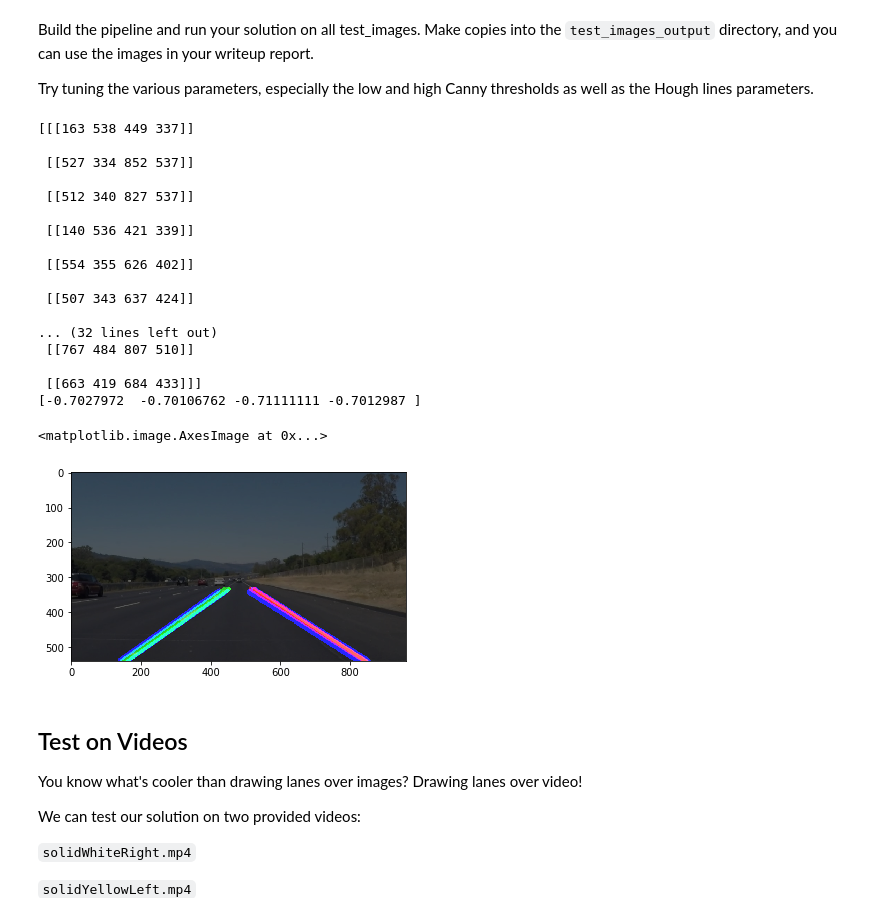
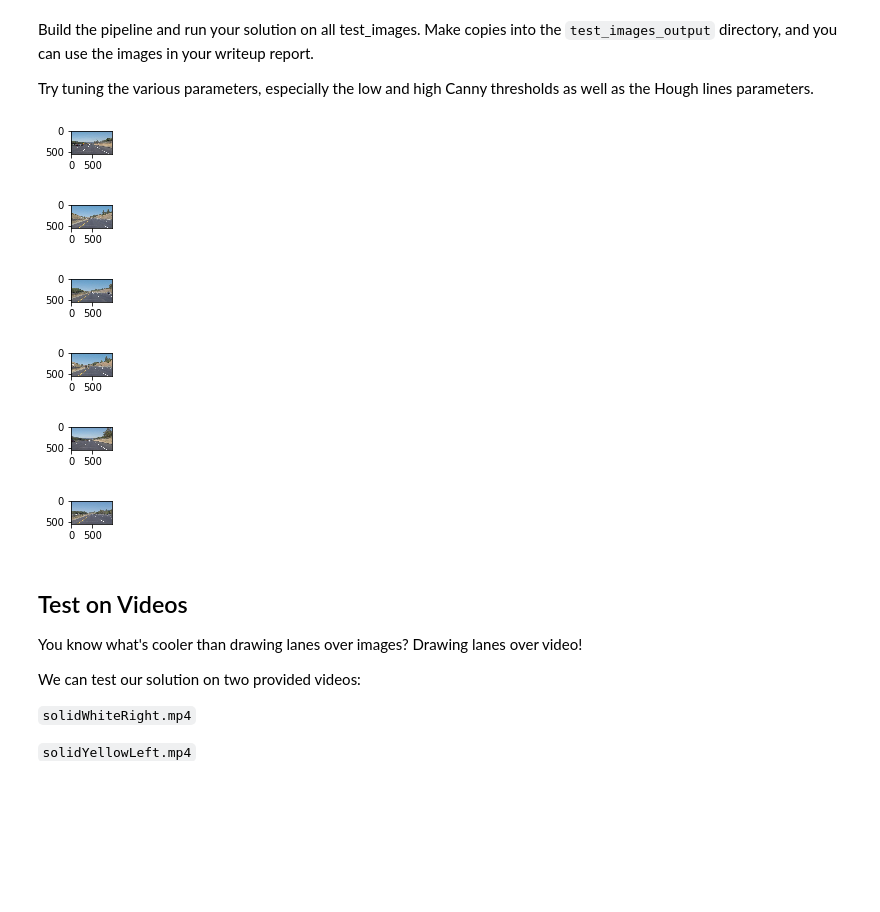
Before and after one commit to jhuarte/CarND-Lane-Lines-P1, a Jupyter notebook: P1.ipynb, the cells around one changed output. Cells and saved outputs as stored; diff of their text form; code cells hidden in the pictures; blank space fills up the shorter version.

```diff
--- a/P1.ipynb
+++ b/P1.ipynb
@@ -140,20 +140,18 @@ def draw_lines(img, lines, color=[255, 0, 0], thickness=10):
     If you want to make the lines semi-transparent, think about combining
     this function with the weighted_img() function below
     """
-    for line in lines:
+    """for line in lines:
         for x1,y1,x2,y2 in line:
             cv2.line(img, (x1, y1), (x2, y2), [0, 0, 255], thickness)
-
+    """
     slopes = (lines[:,0,3]-lines[:,0,1])/(lines[:,0,2]-lines[:,0,0])
     intercept = lines[:,0,1]-slopes*lines[:,0,0]
     # left lines
-    lslopes = np.median(slopes[np.logical_and(np.isfinite(slopes), slopes<0)])
-    lintercept = np.median(intercept[np.logical_and(np.isfinite(slopes), slopes<0)])
-    print(lines)
-    print(slopes[np.logical_and(np.isfinite(slopes), slopes<0)])
+    lslopes = np.average(slopes[np.logical_and(np.isfinite(slopes), slopes<0 )])
+    lintercept = np.average(intercept[np.logical_and(np.isfinite(slopes), slopes<0 )])
     # right lines
-    rslopes = np.median(slopes[np.logical_and(np.isfinite(slopes), slopes>0)])
-    rintercept = np.median(intercept[np.logical_and(np.isfinite(slopes), slopes>0)])
+    rslopes = np.average(slopes[np.logical_and(np.isfinite(slopes), slopes>0)])
+    rintercept = np.average(intercept[np.logical_and(np.isfinite(slopes), slopes>0)])
 
     x1 = int((image.shape[0]*param['y2'] - lintercept)/lslopes)
     y1 = int(image.shape[0]*param['y2'])
@@ -234,58 +232,46 @@ param = {
     "y2":0.62,
     "x3":0.58,
     "y3":0.62,
     "x4":1,
     "y4":1,
 }
 
 def lane_line_detection(frame):
     """
     Lane line detection on a single image(frame)
         1. Applies the Grayscale transform
         2. Applies a Gaussian Noise kernel
         3. Applies the Canny transform
         4. Applies an image mask
         5. Applies hough transform and draw lines
     """
     gray_img = grayscale(frame) # Applies the Grayscale transform
     blur_img = gaussian_blur(gray_img, param["blur_kernel"]) # Applies a Gaussian Noise kernel
     edges_img = canny(blur_img,param["canny_low_thr"],param["canny_high_thr"]) #Applies the Canny transform
     masked_img = region_of_interest(edges_img,np.array([[(frame.shape[1]*param["x1"],frame.shape[0]*param["y1"]),\
                                                          (frame.shape[1]*param["x2"],frame.shape[0]*param["y2"]),\
                                                          (frame.shape[1]*param["x3"],frame.shape[0]*param["y3"]),\
                                                          (frame.shape[1]*param["x4"],frame.shape[0]*param["y4"])]],\
                                                        dtype=np.int32)) # Applies an image mask
     line_img = hough_lines(masked_img, param["rho"], param["theta"]*(np.pi/180), param["threshold"], param["min_line_len"], param["max_line_gap"])
     final_img = weighted_img(line_img,frame)
     return final_img
 
-"""#Test the image load at the beginning of the file 'test_images/solidWhiteRight.jpg'
+#Test the image load at the beginning of the file 'test_images/solidWhiteRight.jpg'
+
+
 for img in os.listdir("test_images/"):
-    source = mpimg.imread("test_images/" + img)
-    lane_line_detection(source)
-"""
-image = lane_line_detection(image)
-plt.imshow(image)
+    img_input = mpimg.imread("test_images/" + img)
+    img_output = lane_line_detection(img_input)
+    mpimg.imsave("test_images_output/"+img,img_output)
+       plt.imshow(img_input)
 # %% [output]
-[[[163 538 449 337]]
-
- [[527 334 852 537]]
-
- [[512 340 827 537]]
-
- [[140 536 421 339]]
-
- [[554 355 626 402]]
-
- [[507 343 637 424]]
-
-... (32 lines left out)
- [[767 484 807 510]]
-
- [[663 419 684 433]]]
-[-0.7027972  -0.70106762 -0.71111111 -0.7012987 ]
-<matplotlib.image.AxesImage at 0x...>
-[figure, old version]
+[figure, new version]
+[figure, added]
+[figure, added]
+[figure, added]
+[figure, added]
+[figure, added]
 # %% [markdown]
 ## Test on Videos
 
```
Also changed, not shown: parts of 6 cells of this notebook, 2 other files.
